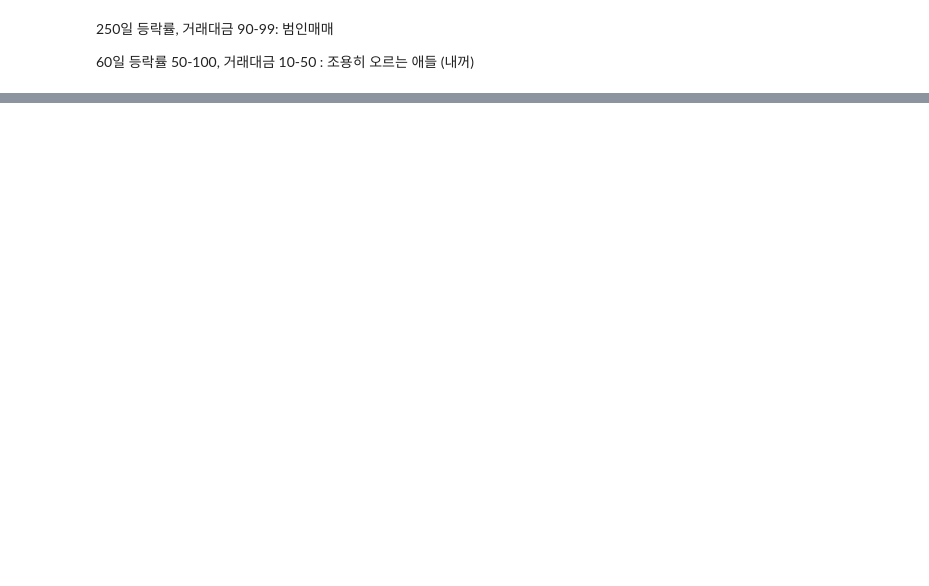
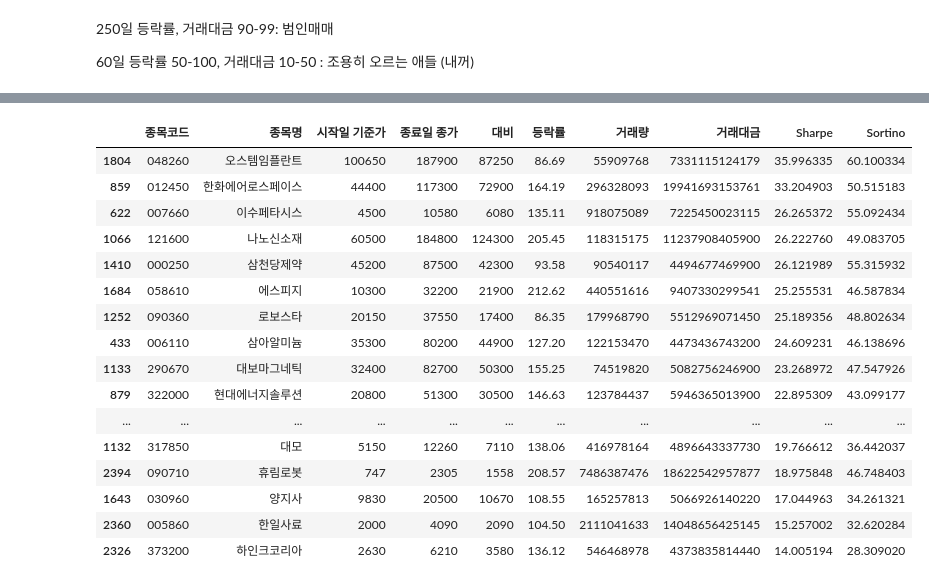
Before and after one commit to yeonghun00/stock-notes, a Jupyter notebook: useful/good_stocks.ipynb, the cells around one changed output, grey strips where cells are left out. Cells and saved outputs as stored; diff of their text form; code cells hidden in the pictures; blank space fills up the shorter version.

```diff
--- a/useful/good_stocks.ipynb
+++ b/useful/good_stocks.ipynb
@@ -178,0 +177,8 @@ stocklist = StockList()
+# %%
+highest = [0.99, 1]
+higher = [0.9, 0.99]
+longer = 500
+# %%
+stocklist = StockList()
+stocklist_highest = StockList(250, highest, highest)
+stocklist_long = StockList(longer)
@@ -206,0 +221,20 @@ stocklist.plot_stock('086900')
+# %%
+stocklist_long.result_df
+# %% [output]
+|  | 종목코드 | 종목명 | 시작일 기준가 | 종료일 종가 | 대비 | 등락률 | 거래량 | 거래대금 | Sharpe | Sortino |
+| 1804 | 048260 | 오스템임플란트 | 100650 | 187900 | 87250 | 86.69 | 55909768 | 7331115124179 | 35.996335 | 60.100334 |
+| 859 | 012450 | 한화에어로스페이스 | 44400 | 117300 | 72900 | 164.19 | 296328093 | 19941693153761 | 33.204903 | 50.515183 |
+| 622 | 007660 | 이수페타시스 | 4500 | 10580 | 6080 | 135.11 | 918075089 | 7225450023115 | 26.265372 | 55.092434 |
+| 1066 | 121600 | 나노신소재 | 60500 | 184800 | 124300 | 205.45 | 118315175 | 11237908405900 | 26.222760 | 49.083705 |
+| 1410 | 000250 | 삼천당제약 | 45200 | 87500 | 42300 | 93.58 | 90540117 | 4494677469900 | 26.121989 | 55.315932 |
+| 1684 | 058610 | 에스피지 | 10300 | 32200 | 21900 | 212.62 | 440551616 | 9407330299541 | 25.255531 | 46.587834 |
+| 1252 | 090360 | 로보스타 | 20150 | 37550 | 17400 | 86.35 | 179968790 | 5512969071450 | 25.189356 | 48.802634 |
+| 433 | 006110 | 삼아알미늄 | 35300 | 80200 | 44900 | 127.20 | 122153470 | 4473436743200 | 24.609231 | 46.138696 |
+| 1133 | 290670 | 대보마그네틱 | 32400 | 82700 | 50300 | 155.25 | 74519820 | 5082756246900 | 23.268972 | 47.547926 |
+| 879 | 322000 | 현대에너지솔루션 | 20800 | 51300 | 30500 | 146.63 | 123784437 | 5946365013900 | 22.895309 | 43.099177 |
+| ... | ... | ... | ... | ... | ... | ... | ... | ... | ... | ... |
+| 1132 | 317850 | 대모 | 5150 | 12260 | 7110 | 138.06 | 416978164 | 4896643337730 | 19.766612 | 36.442037 |
+| 2394 | 090710 | 휴림로봇 | 747 | 2305 | 1558 | 208.57 | 7486387476 | 18622542957877 | 18.975848 | 46.748403 |
+| 1643 | 030960 | 양지사 | 9830 | 20500 | 10670 | 108.55 | 165257813 | 5066926140220 | 17.044963 | 34.261321 |
+| 2360 | 005860 | 한일사료 | 2000 | 4090 | 2090 | 104.50 | 2111041633 | 14048656425145 | 15.257002 | 32.620284 |
+| 2326 | 373200 | 하인크코리아 | 2630 | 6210 | 3580 | 136.12 | 546468978 | 4373835814440 | 14.005194 | 28.309020 |
```
Also changed, not shown: parts of 9 cells of this notebook.
